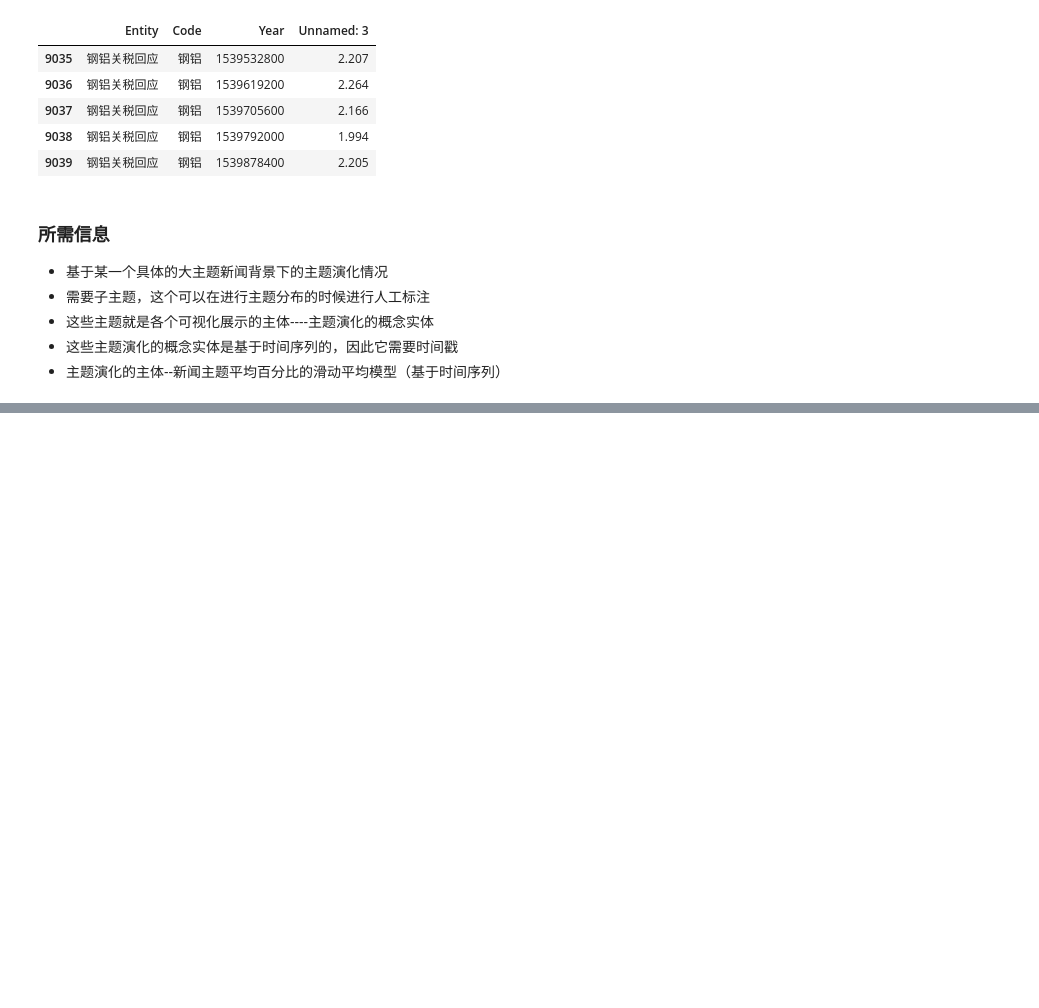
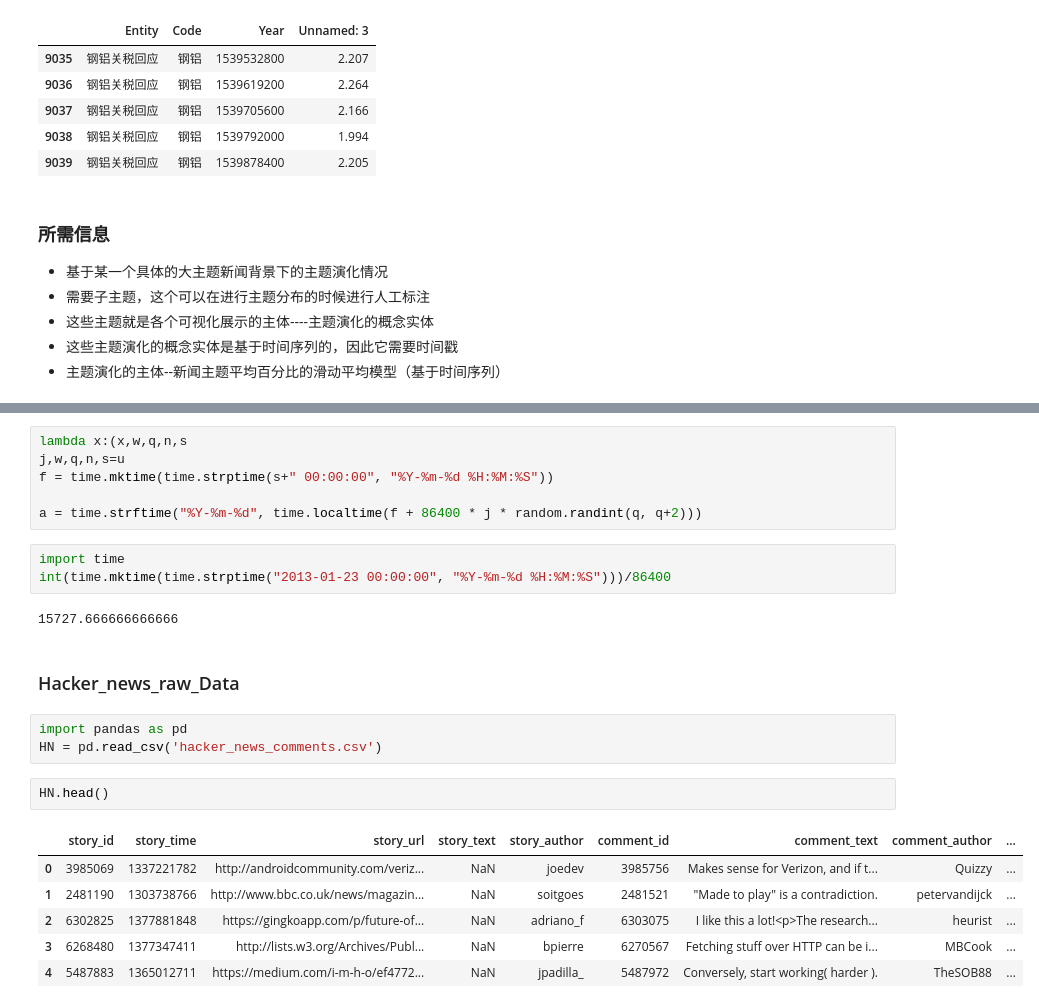
Before and after one commit to JA1lE1/NLP, a Jupyter notebook: topic model/群贤平台/Explore_spider.ipynb, the cells around one changed output, grey strips where cells are left out. Drawn from its saved outputs; the diff is of its cells as text; blank space fills up the shorter version.

```diff
--- a/topic model/群贤平台/Explore_spider.ipynb
+++ b/topic model/群贤平台/Explore_spider.ipynb
@@ -52,0 +57,25 @@ Topic_evolution.tail()
+# %%
+lambda x:(x,w,q,n,s
+j,w,q,n,s=u
+f = time.mktime(time.strptime(s+" 00:00:00", "%Y-%m-%d %H:%M:%S"))
+
+a = time.strftime("%Y-%m-%d", time.localtime(f + 86400 * j * random.randint(q, q+2)))
+# %%
+import time
+int(time.mktime(time.strptime("2013-01-23 00:00:00", "%Y-%m-%d %H:%M:%S")))/86400
+# %% [output]
+15727.666666666666
+# %% [markdown]
+### Hacker_news_raw_Data
+# %%
+import pandas as pd
+HN = pd.read_csv('hacker_news_comments.csv')
+# %%
+HN.head()
+# %% [output]
+|  | story_id | story_time | story_url | story_text | story_author | comment_id | comment_text | comment_author | ... |
+| 0 | 3985069 | 1337221782 | http://androidcommunity.com/veriz... | NaN | joedev | 3985756 | Makes sense for Verizon, and if t... | Quizzy | ... |
+| 1 | 2481190 | 1303738766 | http://www.bbc.co.uk/news/magazin... | NaN | soitgoes | 2481521 | "Made to play" is a contradiction. | petervandijck | ... |
+| 2 | 6302825 | 1377881848 | https://gingkoapp.com/p/future-of... | NaN | adriano_f | 6303075 | I like this a lot!<p>The research... | heurist | ... |
+| 3 | 6268480 | 1377347411 | http://lists.w3.org/Archives/Publ... | NaN | bpierre | 6270567 | Fetching stuff over HTTP can be i... | MBCook | ... |
+| 4 | 5487883 | 1365012711 | https://medium.com/i-m-h-o/ef4772... | NaN | jpadilla_ | 5487972 | Conversely, start working( harder ). | TheSOB88 | ... |
```
Also changed, not shown: parts of 17 cells of this notebook, 13 other files.
